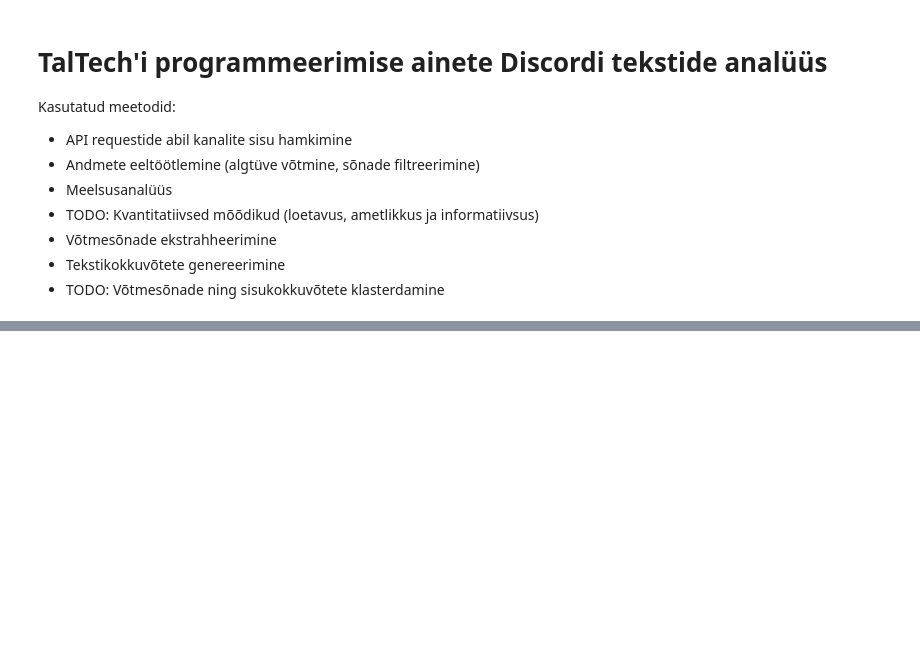
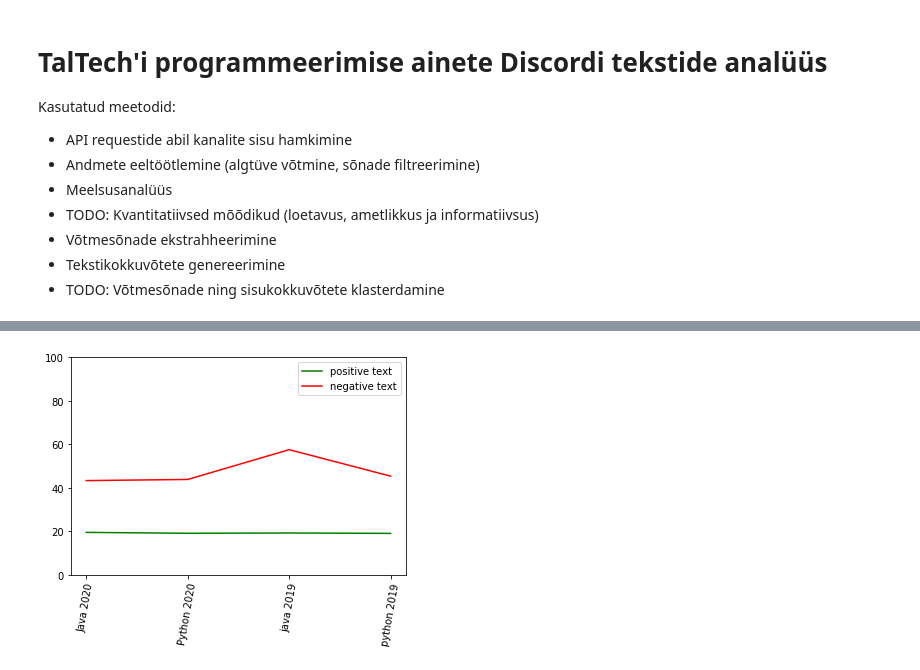
Before and after one commit to TalTech-Analytics/discord-data-aggregator, a Jupyter notebook: notebook/discord_text_analyzer.ipynb, the cells around one changed output, grey strips where cells are left out. Cells and saved outputs as stored; diff of their text form; code cells hidden in the pictures; blank space fills up the shorter version.

Commit message:
valence graphs

```diff
--- a/notebook/discord_text_analyzer.ipynb
+++ b/notebook/discord_text_analyzer.ipynb
@@ -40,0 +33,7 @@ display(count_all)
+# %%
+count_all = count_all.sort_values(by='group')
+count_group_year = count_group_year.sort_values(by='group')
+count_year_channels = count_year_channels.sort_values(by='group')
+count_flat = count_flat.sort_values(by='group')
+count_group_category = count_group_category.sort_values(by='group')
+display(count_all)
@@ -40,0 +46,28 @@ display(count_all)
+# %%
+%matplotlib inline
+import matplotlib.pyplot as plt
+
+def get_axis_for_emotion(emotion, df):
+    groups = set()
+    x = []
+    y = []
+    for index, row in df.iterrows():
+        if row["group"] not in groups:
+            groups.add(row["group"])
+            y.append(100 * (row["valence_only_" + emotion] + row["valence_mostly_" + emotion]) / max(1, row["total_words"]))
+            x.append(row["group"])
+    return x, y
+
+x1, y1 = get_axis_for_emotion("positive", count_group_year)
+plt.plot(x1, y1, "g", label='positive text')
+
+x2, y2 = get_axis_for_emotion("negative", count_group_year)
+plt.plot(x2, y2, "r", label='negative text')
+
+x1, x2, y1, y2 = plt.axis()
+plt.axis((x1, x2, 0, 100))
+plt.xticks(rotation=80)
+plt.legend()
+plt.rcParams["figure.figsize"]=10,10
+# %% [output]
+[figure, added]
```
Also changed, not shown: parts of 7 cells of this notebook.
